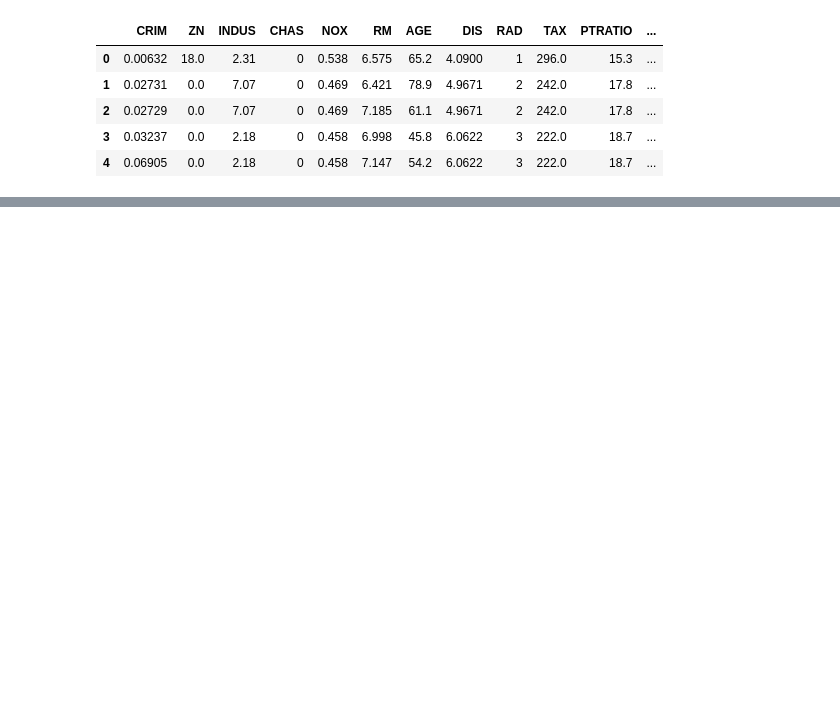
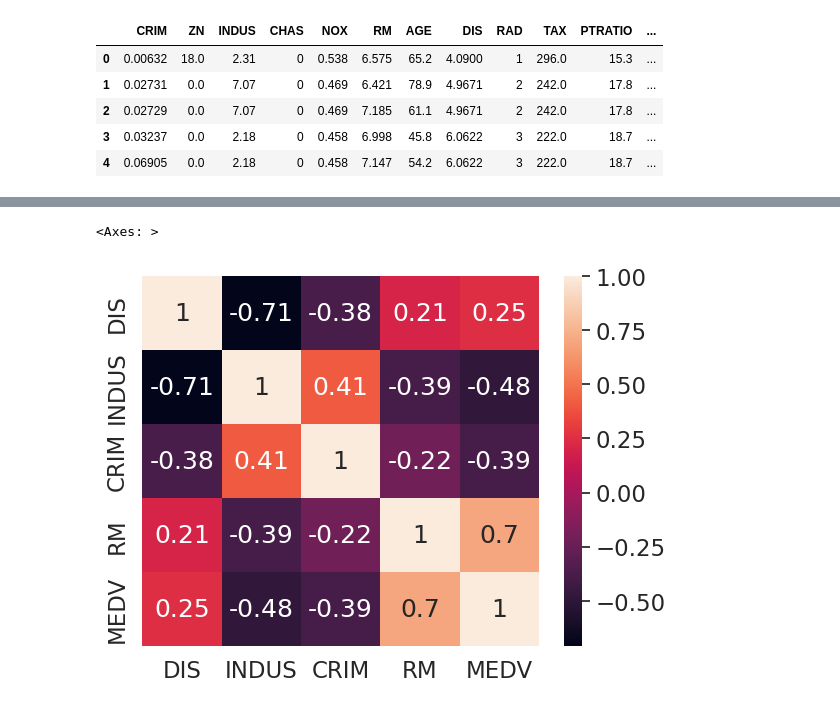
Before and after one commit to EsmeMP/Introduccion_Machine_Learning, a Jupyter notebook: notebooks/regresion_lineal/intro_regresion_lineal.ipynb, the cells around one changed output, grey strips where cells are left out. Cells and saved outputs as stored; diff of their text form; code cells hidden in the pictures; blank space fills up the shorter version.

```diff
--- a/notebooks/regresion_lineal/intro_regresion_lineal.ipynb
+++ b/notebooks/regresion_lineal/intro_regresion_lineal.ipynb
@@ -17,0 +30,12 @@ df.head()
+# %%
+# como se realcionan las variables (promedio de las habitaciones que existen en las casas)
+# se va a hacer un mapa de calor
+import numpy as np
+# se agrega una matriz transpuesta
+cm = np.corrcoef(df[cols].values.T)
+sns.set(font_scale = 1.5)
+# cbr -> barra al lado de la info,
+sns.heatmap(cm, cbar=True, annot=True, yticklabels=cols, xticklabels=cols)
+# %% [output]
+<Axes: >
+[figure, added]
```
Also changed, not shown: parts of 1 cell of this notebook.
